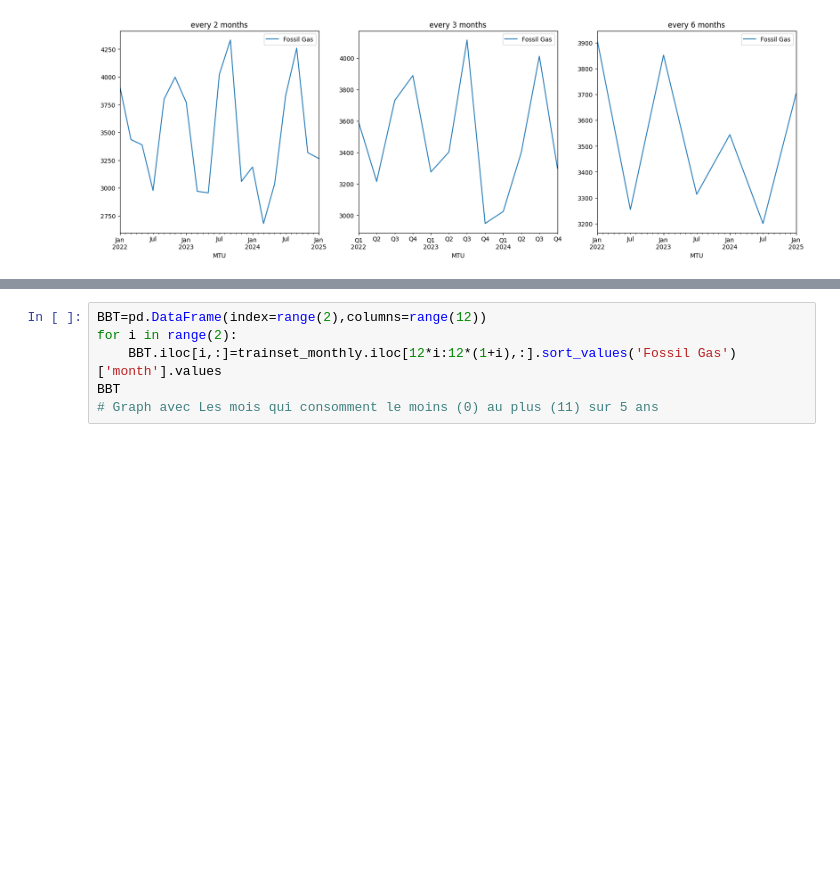
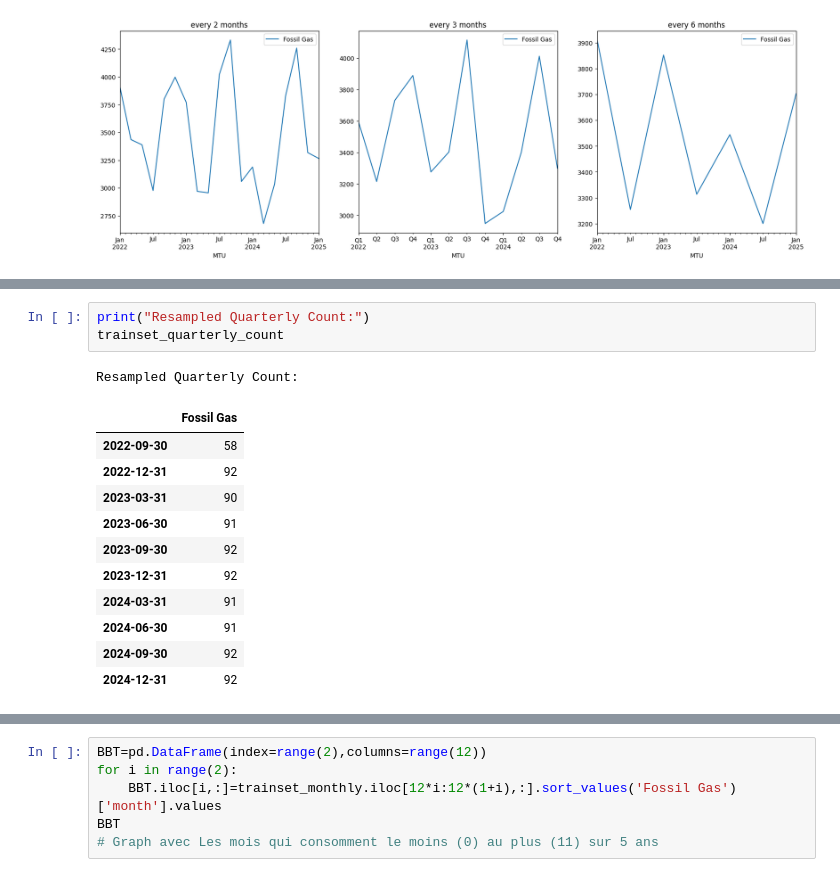
Before and after one commit to mareseugene/Notebook-Analyse-s-ries-temporelles, a Jupyter notebook: Untitled-1.ipynb, the cells around one changed output, grey strips where cells are left out. Saved outputs shown, nothing was run; the diff lists cells and outputs as text; blank space fills up the shorter version.

```diff
--- a/Untitled-1.ipynb
+++ b/Untitled-1.ipynb
@@ -144,3 +124,19 @@ trainset_quarterly does not have enough rows for the given slicing pattern.
+# %%
+print("Resampled Quarterly Count:")
+trainset_quarterly_count
+# %% [output]
+Resampled Quarterly Count:
+|  | Fossil Gas |
+| 2022-09-30 | 58 |
+| 2022-12-31 | 92 |
+| 2023-03-31 | 90 |
+| 2023-06-30 | 91 |
+| 2023-09-30 | 92 |
+| 2023-12-31 | 92 |
+| 2024-03-31 | 91 |
+| 2024-06-30 | 91 |
+| 2024-09-30 | 92 |
+| 2024-12-31 | 92 |
 # %%
 trainset_quarterly
 # %% [output]
```
Also changed, not shown: parts of 10 cells of this notebook.
